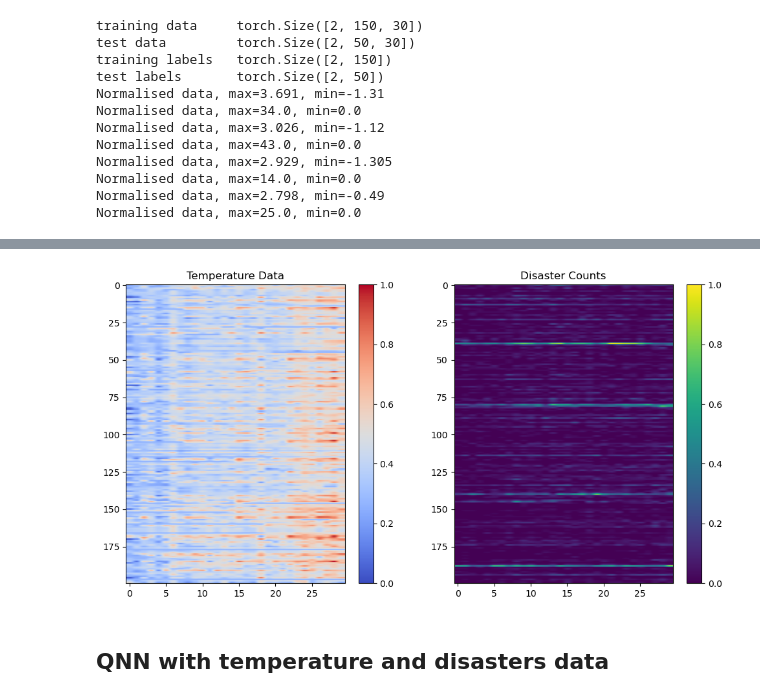
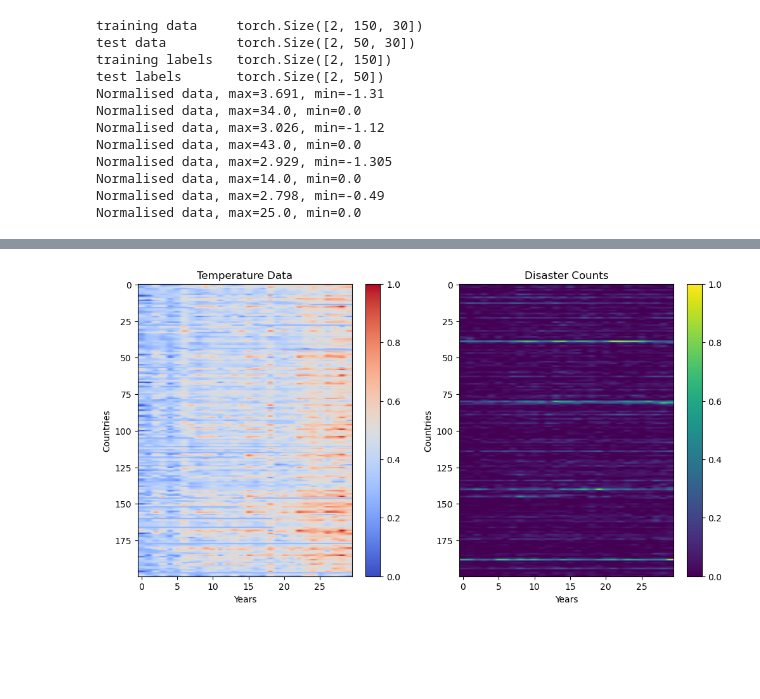
Before and after one commit to FarrellMinette/QuantumComputing, a Jupyter notebook: Assignmnent 3/Assignment3.ipynb, the cells around one changed output, grey strips where cells are left out. Saved outputs shown, nothing was run; the diff lists cells and outputs as text; code cells hidden in the pictures; blank space fills up the shorter version.

```diff
--- a/Assignmnent 3/Assignment3.ipynb
+++ b/Assignmnent 3/Assignment3.ipynb
@@ -85,22 +118,25 @@ Normalised data, max=25.0, min=0.0
 # %%
 import matplotlib.pyplot as plt
 import numpy as np
 
 # Visualize temperature data
 plt.figure(figsize=(12, 6))
 plt.subplot(1, 2, 1)
 plt.imshow(prev_years[0], cmap='coolwarm', aspect='auto')
 plt.title('Temperature Data')
 plt.colorbar()
+plt.xlabel("Years")
+plt.ylabel("Countries")
+
 
 # Visualize disaster counts
 plt.subplot(1, 2, 2)
 plt.imshow(prev_years[1], cmap='viridis', aspect='auto')
 plt.title('Disaster Counts')
 plt.colorbar()
+plt.xlabel("Years")
+plt.ylabel("Countries")
 
 plt.show()
 # %% [output]
-[figure, old version]
+[figure, new version]
-# %% [markdown]
-## QNN with temperature and disasters data
```
Also changed, not shown: parts of 14 cells of this notebook.
